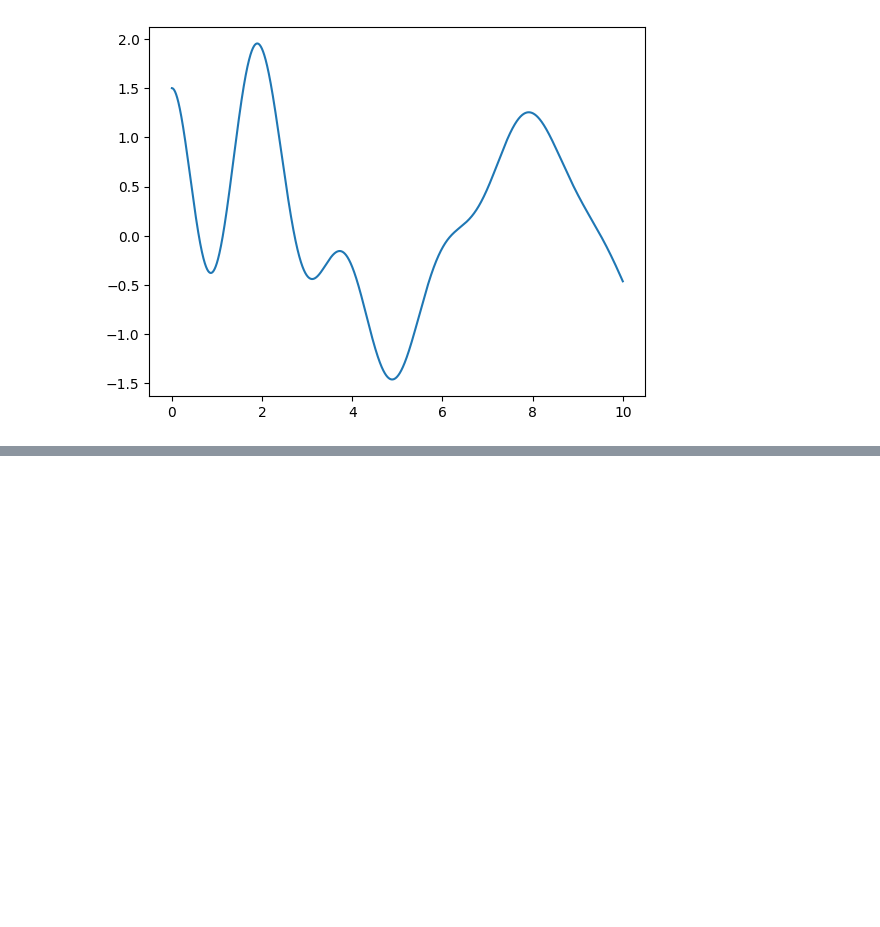
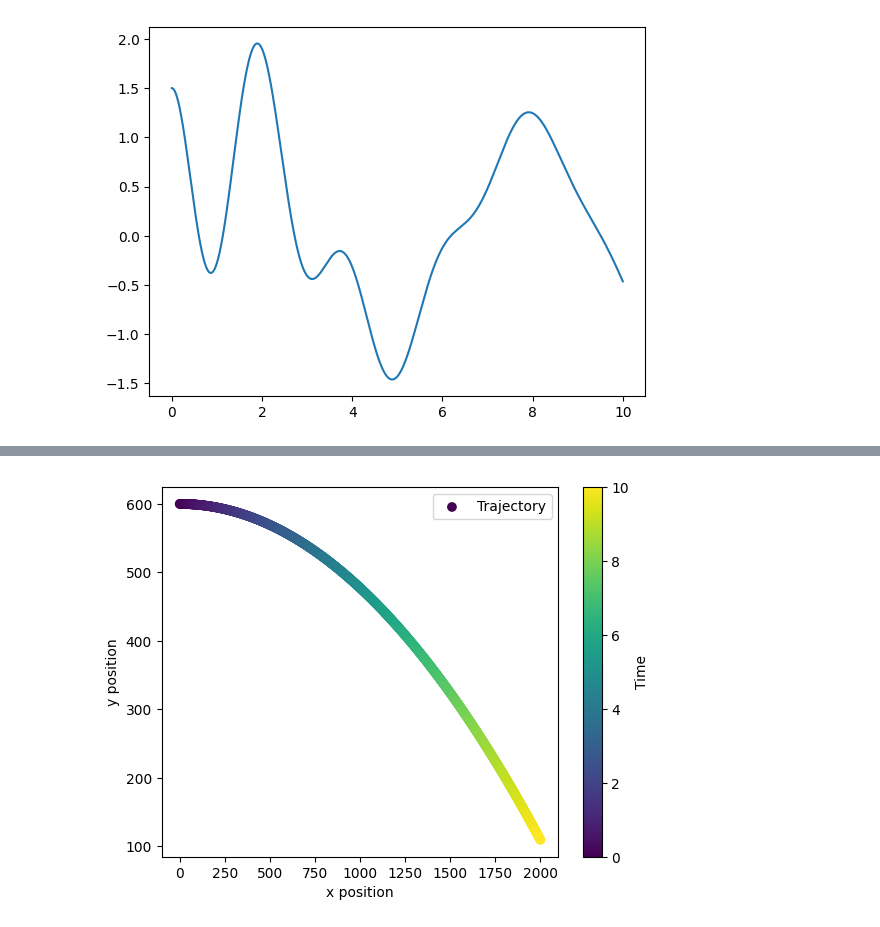
Before and after one commit to DaniielZ/datormaciba, a Jupyter notebook: 09092024_pirma.ipynb, the cells around one changed output, grey strips where cells are left out. Drawn from its saved outputs; the diff is of its cells as text; code cells hidden in the pictures; blank space fills up the shorter version.

```diff
--- a/09092024_pirma.ipynb
+++ b/09092024_pirma.ipynb
@@ -391,0 +397,39 @@ plt.show()
+# %%
+from scipy.integrate import solve_ivp
+import numpy as np
+import matplotlib.pyplot as plt
+
+
+def d2u (t, state):
+  m = 1 #kg
+  g = 9.81 # m/s^2
+
+  x, y, vx, vy = state
+  ax = 0/m
+  ay = (-m*g)/(m)
+  return [vx, vy, ax, ay]
+
+# initial conditions for x and y and vx and vy
+state0 = [0, 600, 200, 0]
+t = np.linspace(0, 10, 1000)
+
+
+results = solve_ivp(d2u, [0, 10], state0, t_eval=t)
+
+x = results.y[0]
+y = results.y[1]
+vx = results.y[2]
+vy = results.y[3]
+ax = np.gradient(vx, t)
+ay = np.gradient(vy, t)
+
+# Plot the results
+plt.figure()
+sc = plt.scatter(x, y, c=t, cmap='viridis', label='Trajectory')
+plt.colorbar(sc, label='Time')
+plt.xlabel('x position')
+plt.ylabel('y position')
+plt.legend()
+plt.show()
+# %% [output]
+[figure, added]
```
Also changed, not shown: parts of 2 cells of this notebook, 4 other files.
